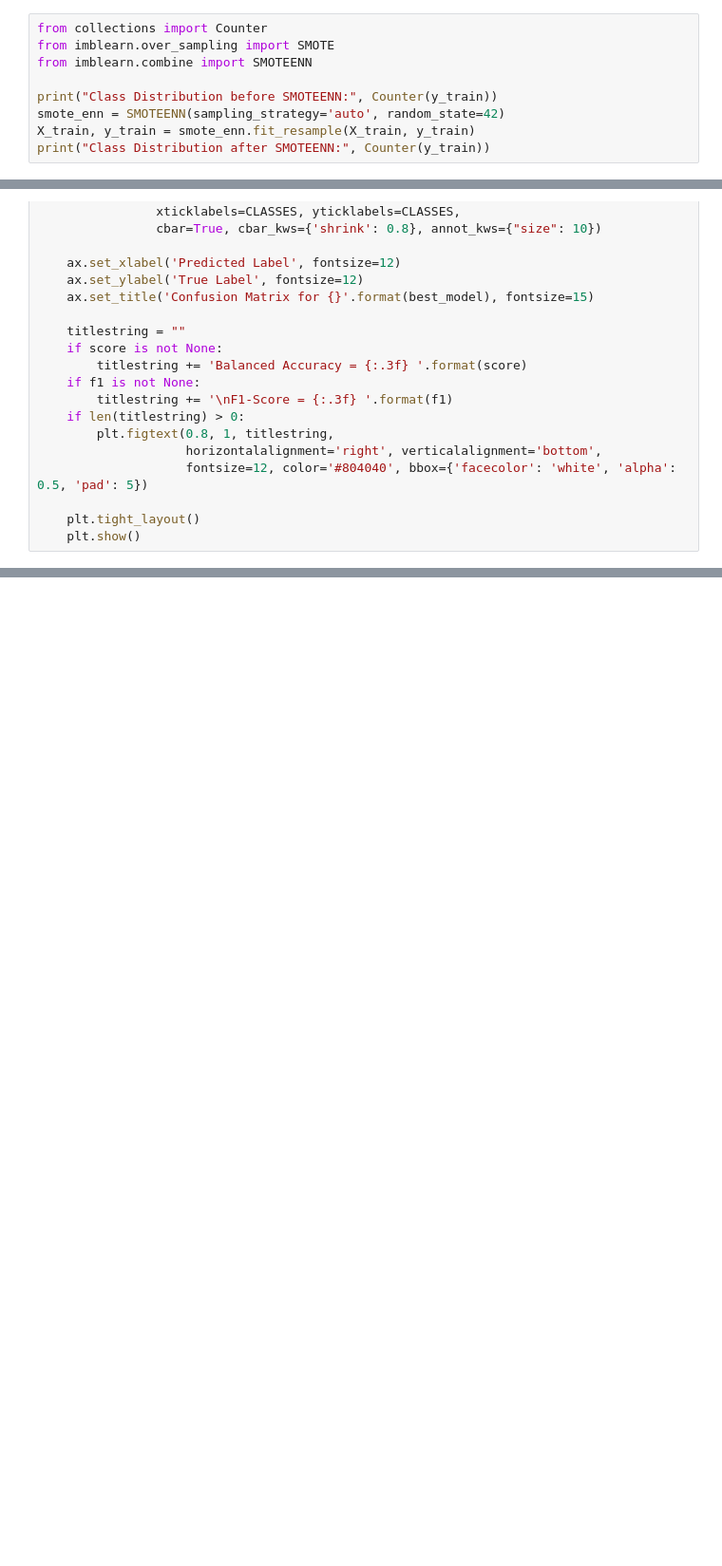
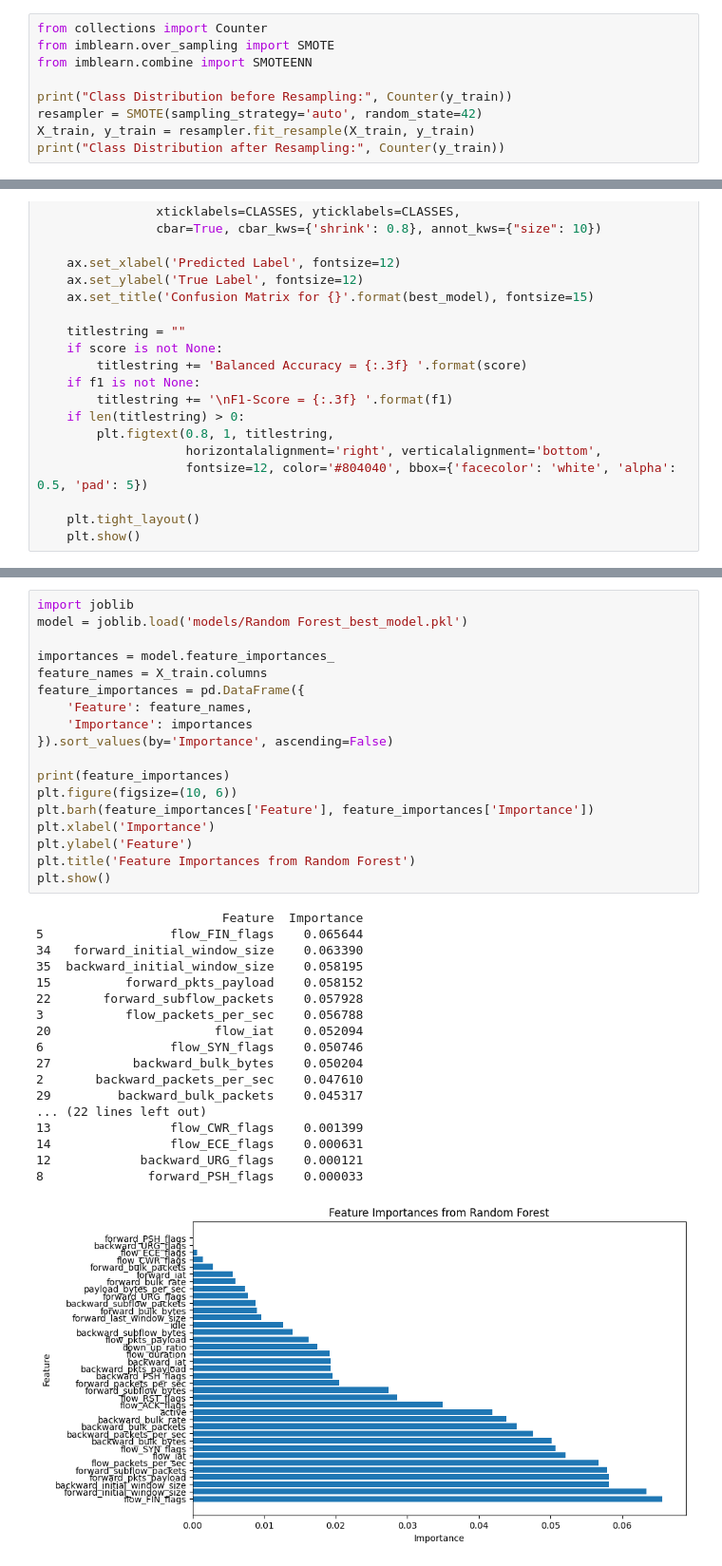
Before and after one commit to AllOneeeee/DataQuest24, a Jupyter notebook: train.ipynb, the cells around one changed output, grey strips where cells are left out. Shown at 95% size. Cells and saved outputs as stored; diff of their text form; blank space fills up the shorter version.

```diff
--- a/train.ipynb
+++ b/train.ipynb
@@ -405,8 +408,8 @@ from collections import Counter
 from imblearn.over_sampling import SMOTE
 from imblearn.combine import SMOTEENN
 
-print("Class Distribution before SMOTEENN:", Counter(y_train))
-smote_enn = SMOTEENN(sampling_strategy='auto', random_state=42)
-X_train, y_train = smote_enn.fit_resample(X_train, y_train)
-print("Class Distribution after SMOTEENN:", Counter(y_train))
+print("Class Distribution before Resampling:", Counter(y_train))
+resampler = SMOTE(sampling_strategy='auto', random_state=42)
+X_train, y_train = resampler.fit_resample(X_train, y_train)
+print("Class Distribution after Resampling:", Counter(y_train))
 # %% [output]
@@ -529,0 +617,37 @@ display_confusion_matrix(cmat, balanced_acc, f1, best_model_name)
+# %%
+import joblib
+model = joblib.load('models/Random Forest_best_model.pkl')
+
+importances = model.feature_importances_
+feature_names = X_train.columns
+feature_importances = pd.DataFrame({
+    'Feature': feature_names,
+    'Importance': importances
+}).sort_values(by='Importance', ascending=False)
+
+print(feature_importances)
+plt.figure(figsize=(10, 6))
+plt.barh(feature_importances['Feature'], feature_importances['Importance'])
+plt.xlabel('Importance')
+plt.ylabel('Feature')
+plt.title('Feature Importances from Random Forest')
+plt.show()
+# %% [output]
+                         Feature  Importance
+5                 flow_FIN_flags    0.065644
+34   forward_initial_window_size    0.063390
+35  backward_initial_window_size    0.058195
+15          forward_pkts_payload    0.058152
+22       forward_subflow_packets    0.057928
+3           flow_packets_per_sec    0.056788
+20                      flow_iat    0.052094
+6                 flow_SYN_flags    0.050746
+27           backward_bulk_bytes    0.050204
+2       backward_packets_per_sec    0.047610
+29         backward_bulk_packets    0.045317
+... (22 lines left out)
+13                flow_CWR_flags    0.001399
+14                flow_ECE_flags    0.000631
+12            backward_URG_flags    0.000121
+8              forward_PSH_flags    0.000033
+[figure, added]
```
Also changed, not shown: parts of 16 cells of this notebook.
